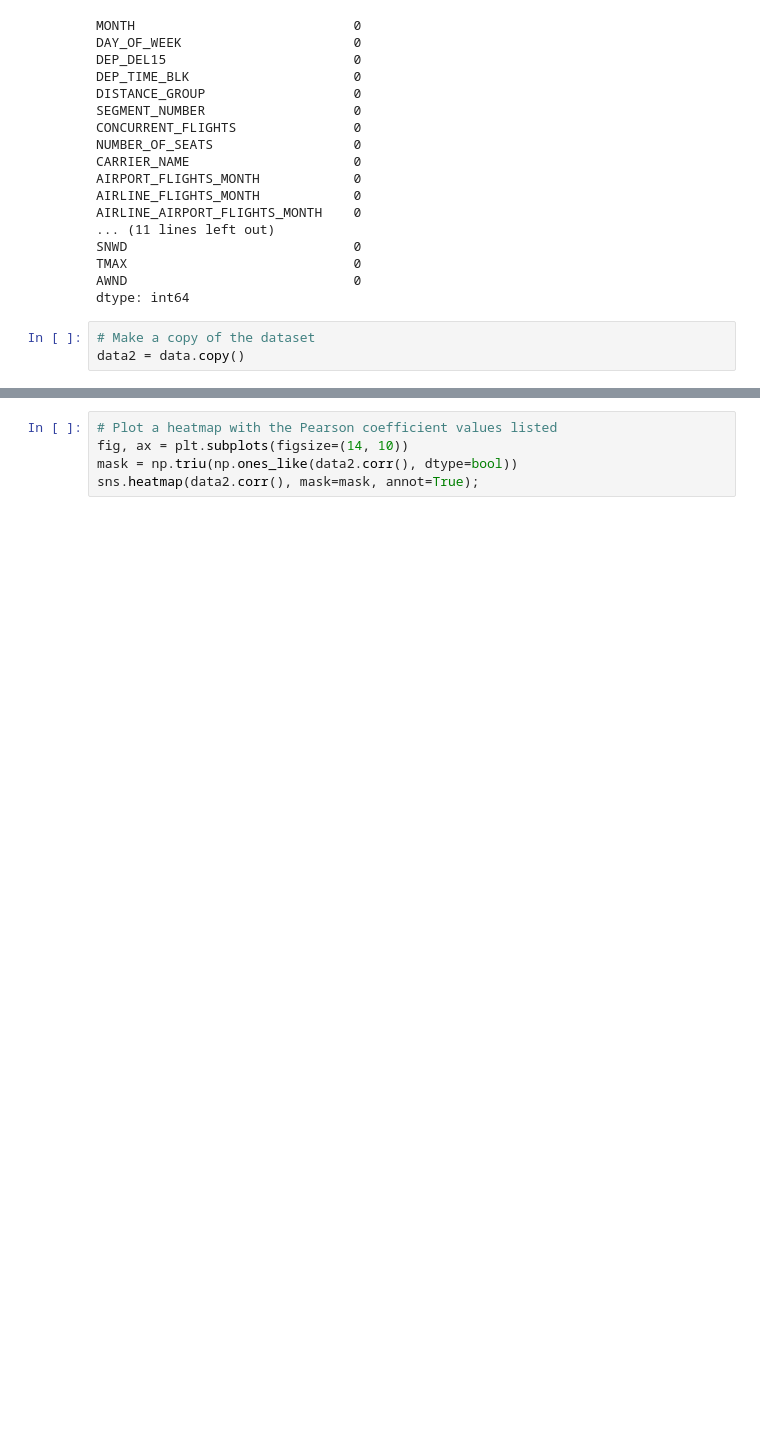
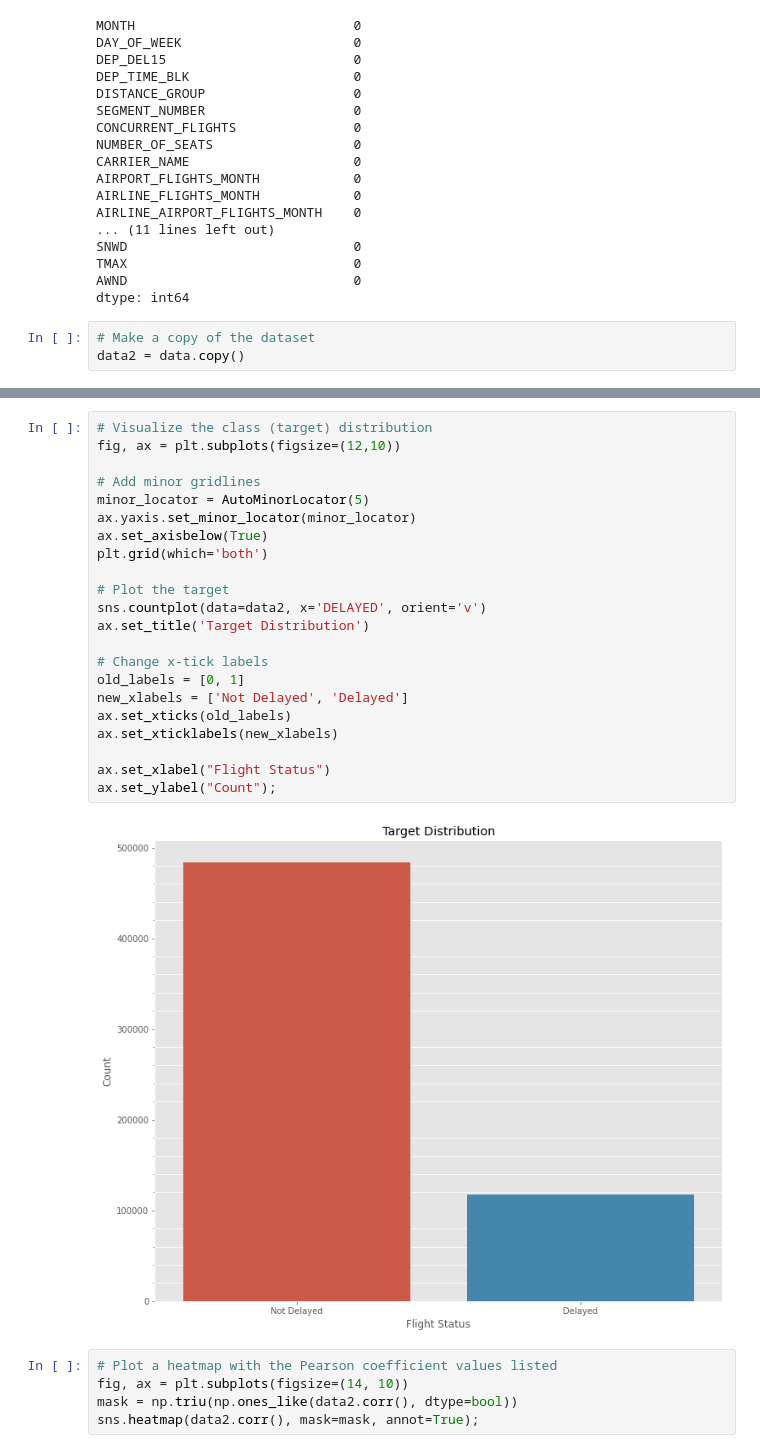
Before and after one commit to rookiescientist-andre/Whats-My-Flight-Status, a Jupyter notebook: flight_status_model.ipynb, the cells around one changed output, grey strips where cells are left out. Saved outputs shown, nothing was run; the diff lists cells and outputs as text; blank space fills up the shorter version.

```diff
--- a/flight_status_model.ipynb
+++ b/flight_status_model.ipynb
@@ -342,3 +464,27 @@ data2.head()
+# %%
+# Visualize the class (target) distribution
+fig, ax = plt.subplots(figsize=(12,10))
+
+# Add minor gridlines
+minor_locator = AutoMinorLocator(5)
+ax.yaxis.set_minor_locator(minor_locator)
+ax.set_axisbelow(True)
+plt.grid(which='both')
+
+# Plot the target
+sns.countplot(data=data2, x='DELAYED', orient='v')
+ax.set_title('Target Distribution')
+
+# Change x-tick labels
+old_labels = [0, 1]
+new_xlabels = ['Not Delayed', 'Delayed']
+ax.set_xticks(old_labels)
+ax.set_xticklabels(new_xlabels)
+
+ax.set_xlabel("Flight Status")
+ax.set_ylabel("Count");
+# %% [output]
+[figure, added]
 # %%
 # Plot a heatmap with the Pearson coefficient values listed
 fig, ax = plt.subplots(figsize=(14, 10))
```
Also changed, not shown: parts of 29 cells of this notebook.
